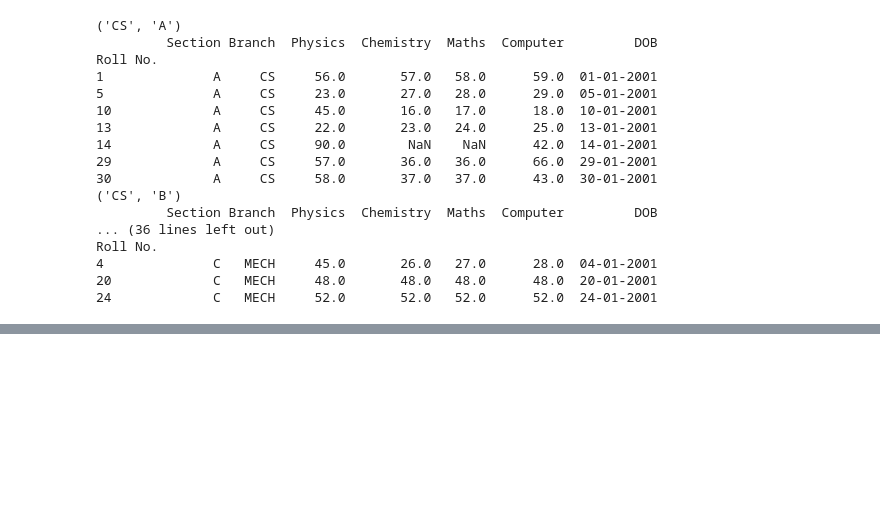
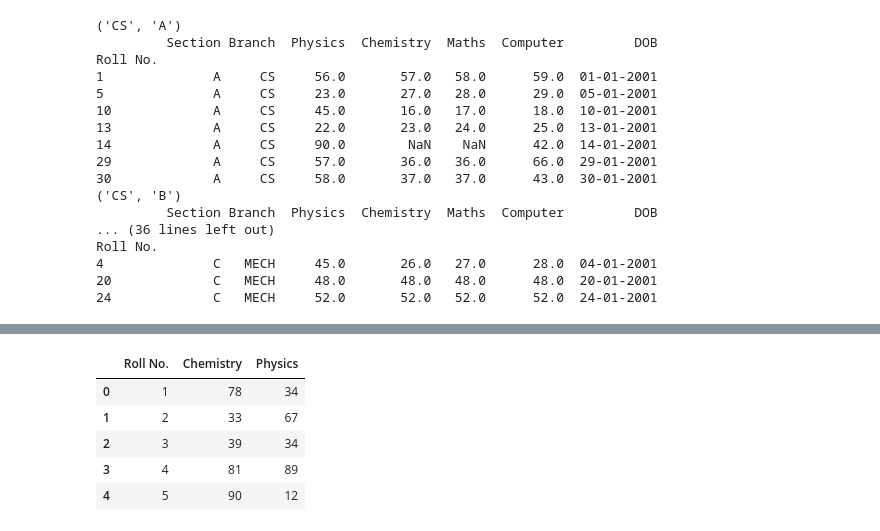
Before and after one commit to avisonstevedsouza/Pandas, a Jupyter notebook: groupby-function.ipynb, the cells around one changed output, grey strips where cells are left out. Drawn from its saved outputs; the diff is of its cells as text; code cells hidden in the pictures; blank space fills up the shorter version.

```diff
--- a/groupby-function.ipynb
+++ b/groupby-function.ipynb
@@ -97,0 +138,9 @@ Roll No.
+# %%
+pd.merge(df2,df1)
+# %% [output]
+|  | Roll No. | Chemistry | Physics |
+| 0 | 1 | 78 | 34 |
+| 1 | 2 | 33 | 67 |
+| 2 | 3 | 39 | 34 |
+| 3 | 4 | 81 | 89 |
+| 4 | 5 | 90 | 12 |
```
Also changed, not shown: parts of 15 cells of this notebook.
